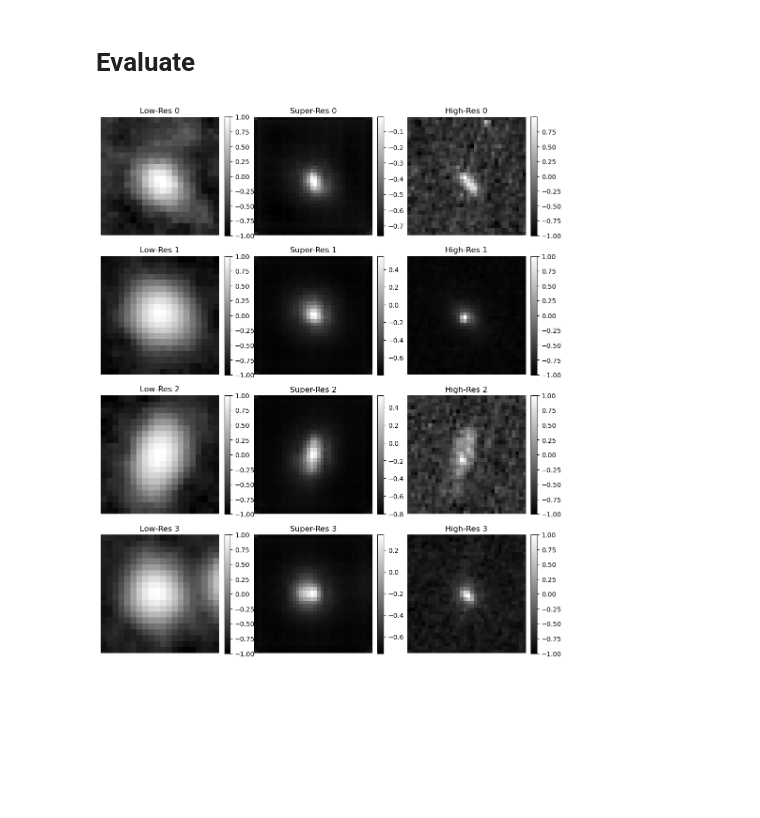
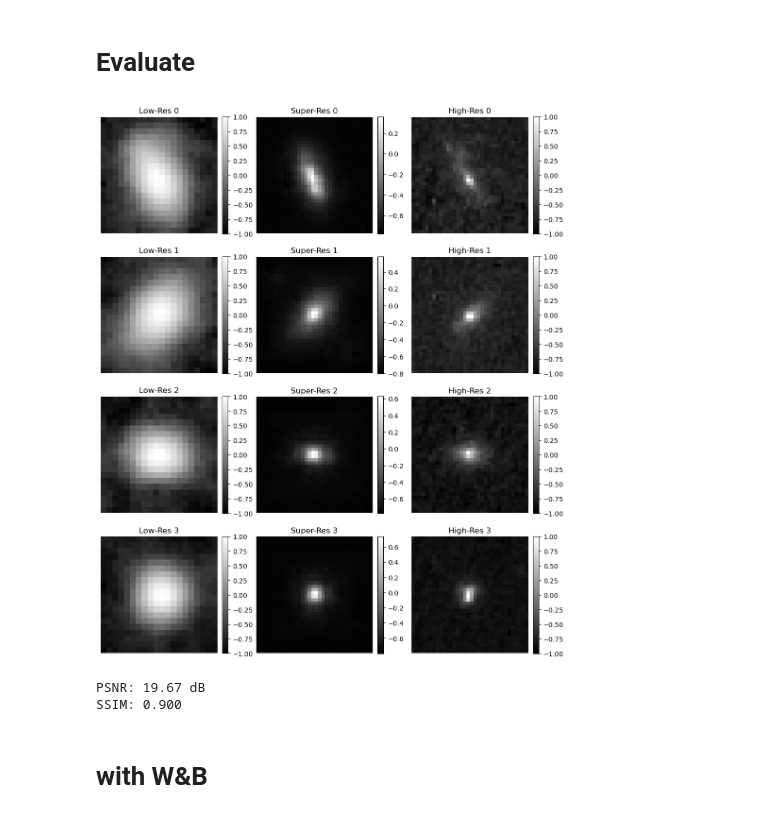
Before and after one commit to xoubish/superNISP, a Jupyter notebook: code/diffusion_test.ipynb, the cells around one changed output. Cells and saved outputs as stored; diff of their text form; code cells hidden in the pictures; blank space fills up the shorter version.

```diff
--- a/code/diffusion_test.ipynb
+++ b/code/diffusion_test.ipynb
@@ -189,12 +148,16 @@ LR Batch Shape: torch.Size([16, 1, 20, 20])
 # %%
-# Load the dataset
-dataset = SuperResolutionDataset("../data/Nisp_train.hdf5", "../data/Nircam_train.hdf5")
-dataloader = DataLoader(dataset, batch_size=16, shuffle=True)
+# Define dataset paths
+lr_hdf5_path = "../data/Nisp_train.hdf5"
+hr_hdf5_path = "../data/Nircam_train.hdf5"
 
-# Fetch a batch
-lr_batch, hr_batch = next(iter(dataloader))
+# Load Training Dataset (set split="train" explicitly)
+train_dataset = SuperResolutionDataset(lr_hdf5_path, hr_hdf5_path, split="train")
+train_loader = DataLoader(train_dataset, batch_size=16, shuffle=True)
 
-# Convert tensors to NumPy
+# Fetch a batch from the training dataset
+lr_batch, hr_batch = next(iter(train_loader))
+
+# Convert tensors to NumPy for visualization
 lr_batch_np = lr_batch.squeeze().cpu().numpy()  # Shape: (16, 20, 20)
 hr_batch_np = hr_batch.squeeze().cpu().numpy()  # Shape: (16, 34, 34)
 
@@ -385,12 +352,23 @@ Epoch [10/10], Loss: 0.052251, Time: 15.71s
 # Set model to evaluation mode
 model.eval()
 
-# Fetch a test batch
-lr_batch, hr_batch = next(iter(dataloader))
-lr_batch = lr_batch.to(device)
+
+# Fetch a test batch from `test_loader`
+test_loader = DataLoader(
+    SuperResolutionDataset("../data/Nisp_train.hdf5", "../data/Nircam_train.hdf5", split="test"),
+    batch_size=16, shuffle=False, num_workers=0
+)
+
+import random
+
+# Convert test_loader into a list and randomly pick one batch
+test_batches = list(test_loader)
+random_batch_idx = random.randint(0, len(test_batches) - 1)
+lr_batch, hr_batch = test_batches[random_batch_idx]
+lr_batch, hr_batch = lr_batch.to(device), hr_batch.to(device)
 
 # Pick a few images to visualize
-num_images = 4  # Adjust as needed
+num_images = min(4, lr_batch.shape[0])  # Ensure we don't exceed batch size
 fig, axes = plt.subplots(num_images, 3, figsize=(10, 12))
 
 # Generate super-resolution (SR) images
@@ -399,61 +377,71 @@ with torch.no_grad():
     sr_batch = model(lr_batch, t_test).cpu()  # Super-resolved output
 
 # Convert tensors to NumPy for visualization
 lr_batch_np = lr_batch.cpu().squeeze().numpy()  # (batch, 20, 20)
 sr_batch_np = sr_batch.cpu().squeeze().numpy()  # (batch, 34, 34)
 hr_batch_np = hr_batch.cpu().squeeze().numpy()  # (batch, 34, 34)
 
 # Plot results
 for i in range(num_images):
     # Low-Resolution Image
     img1 = axes[i, 0].imshow(lr_batch_np[i], cmap='gray')
     axes[i, 0].set_title(f"Low-Res {i}")
     axes[i, 0].axis("off")
     fig.colorbar(img1, ax=axes[i, 0], fraction=0.046, pad=0.04)
 
     # Super-Resolved Image
     img2 = axes[i, 1].imshow(sr_batch_np[i], cmap='gray')
     axes[i, 1].set_title(f"Super-Res {i}")
     axes[i, 1].axis("off")
     fig.colorbar(img2, ax=axes[i, 1], fraction=0.046, pad=0.04)
 
     # High-Resolution Image (Ground Truth)
     img3 = axes[i, 2].imshow(hr_batch_np[i], cmap='gray')
     axes[i, 2].set_title(f"High-Res {i}")
     axes[i, 2].axis("off")
     fig.colorbar(img3, ax=axes[i, 2], fraction=0.046, pad=0.04)
 
 plt.tight_layout()
 plt.show()
 # %% [output]
-[figure, old version]
+[figure, new version]
 # %%
-import torchmetrics
-from skimage.metrics import structural_similarity as ssim
-import numpy as np
-
-# PSNR function
+# PSNR function using torchmetrics
 def compute_psnr(pred, target):
-    psnr = torchmetrics.functional.peak_signal_noise_ratio(pred, target)
+    psnr = torchmetrics.functional.image.peak_signal_noise_ratio(pred, target)
     return psnr.item()
 
-# SSIM function
+# SSIM function using skimage
 def compute_ssim(pred, target):
     pred_np = pred.squeeze().cpu().numpy()
     target_np = target.squeeze().cpu().numpy()
     return ssim(pred_np, target_np, data_range=target_np.max() - target_np.min())
 
-# Evaluate model
+# Set model to evaluation mode
 model.eval()
-lr_test, hr_test = dataset[0]  # Fetch a single test example
-lr_test = lr_test.unsqueeze(0).to(device)
 
+# Fetch a test batch from test_loader
+test_loader = DataLoader(
+    SuperResolutionDataset("../data/Nisp_train.hdf5", "../data/Nircam_train.hdf5", split="test"),
+    batch_size=1, shuffle=True, num_workers=0  # ✅ Ensures we evaluate on random test samples
+)
+
+lr_test, hr_test = next(iter(test_loader))  # ✅ Proper test sample selection
+lr_test, hr_test = lr_test.to(device), hr_test.to(device)
+
+# Generate super-resolution image
 with torch.no_grad():
     t_test = torch.tensor([0], device=device)  # At t=0 for final reconstruction
-    predicted_hr = model(lr_test, t_test).cpu()
+    predicted_hr = model(lr_test, t_test).cpu()  # Move result to CPU
 
-psnr_value = compute_psnr(predicted_hr, hr_test.unsqueeze(0))
-ssim_value = compute_ssim(predicted_hr, hr_test.unsqueeze(0))
+# Compute PSNR & SSIM
+psnr_value = compute_psnr(predicted_hr, hr_test.cpu())
+ssim_value = compute_ssim(predicted_hr, hr_test.cpu())
 
 print(f"PSNR: {psnr_value:.2f} dB")
 print(f"SSIM: {ssim_value:.3f}")
+# %% [output]
+PSNR: 19.67 dB
+SSIM: 0.900
+# %% [markdown]
+# with W&B
```
Also changed, not shown: parts of 10 cells of this notebook, 3 other files.
